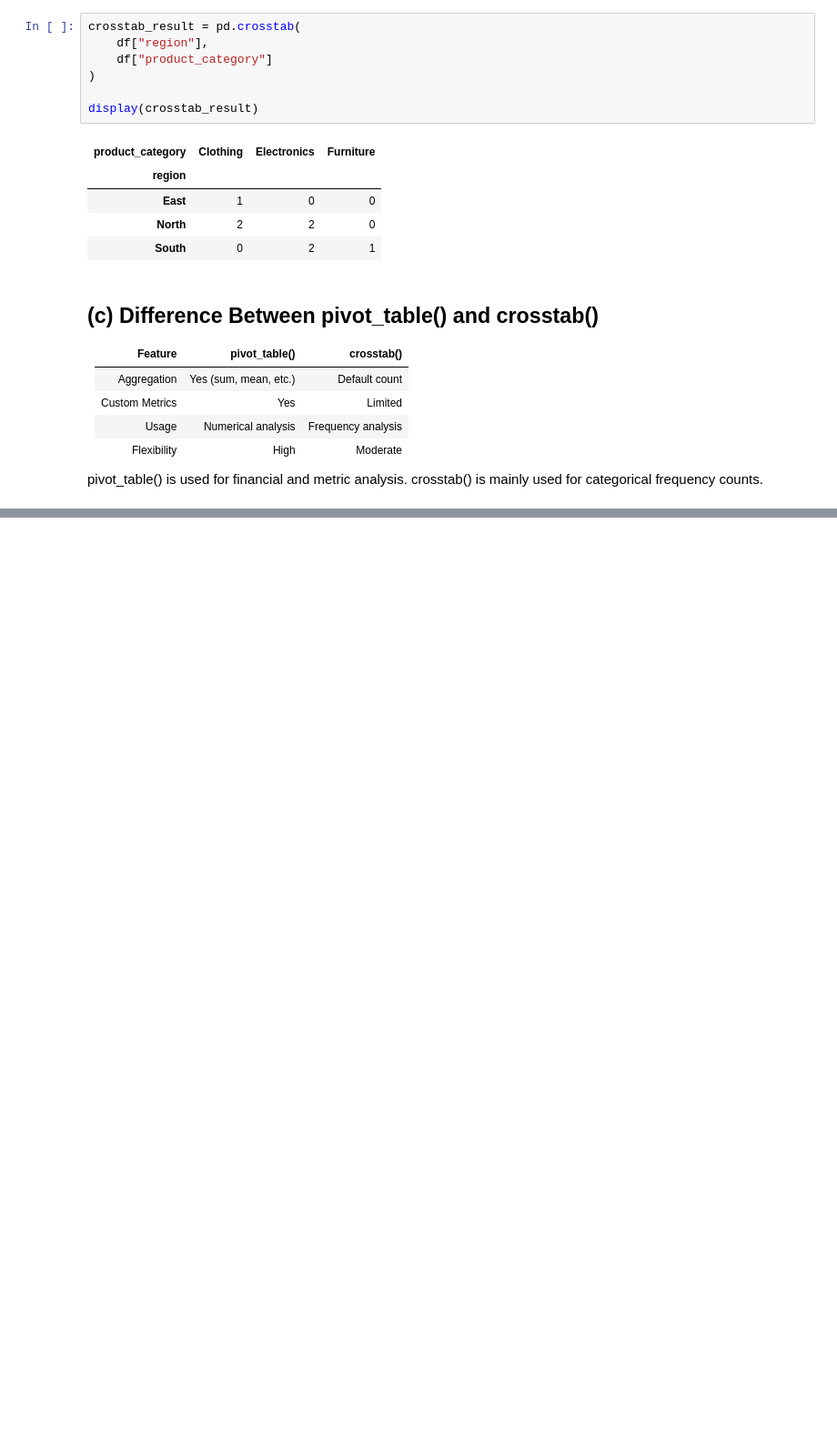
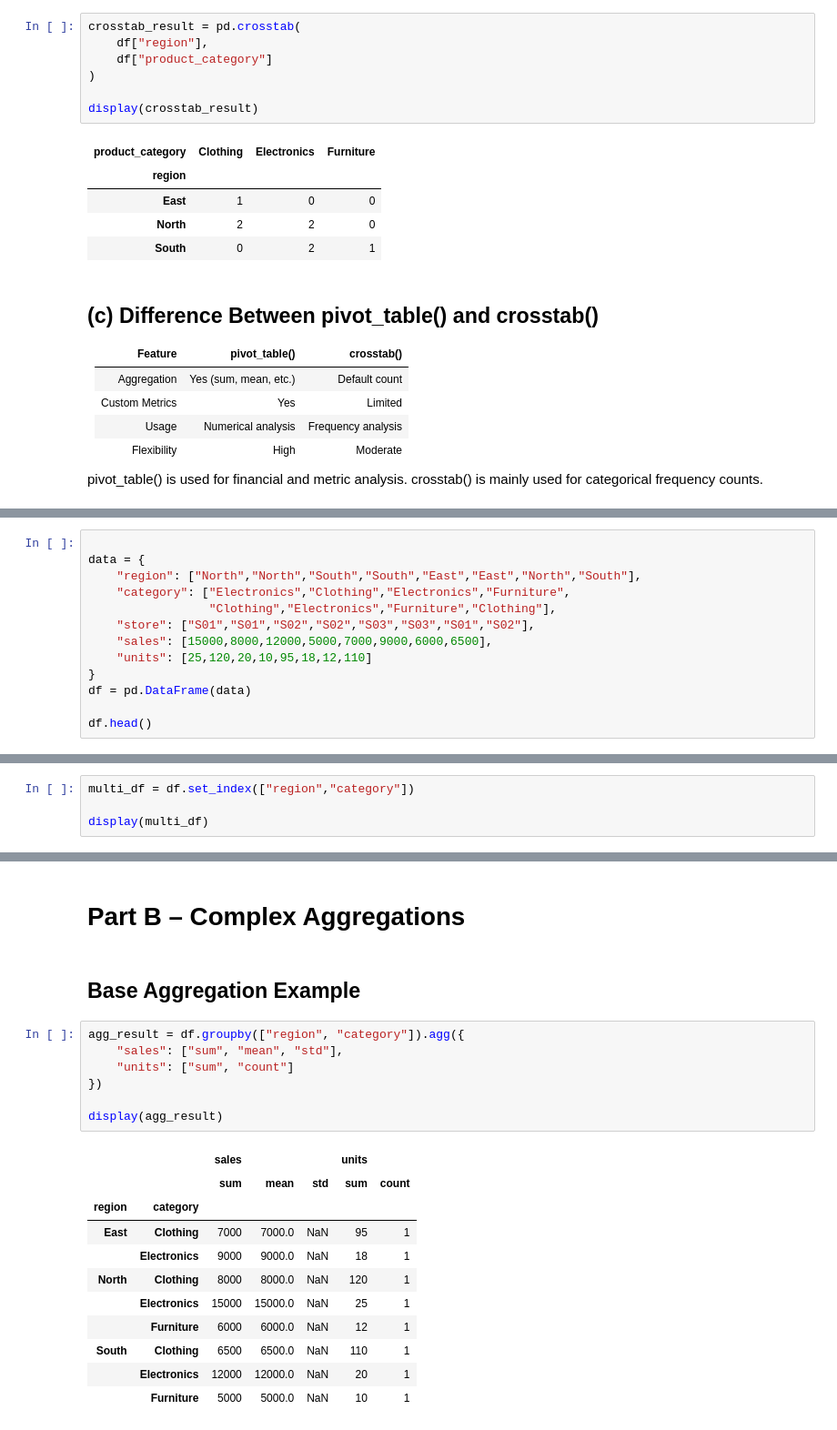
Before and after one commit to dineshbasnet/Advanced_python_lab_reports, a Jupyter notebook: main.ipynb, the cells around one changed output, grey strips where cells are left out. Shown at 91% size. Cells and saved outputs as stored; diff of their text form; blank space fills up the shorter version.

```diff
--- a/main.ipynb
+++ b/main.ipynb
@@ -473,0 +478,13 @@ crosstab() is mainly used for categorical frequency counts.
+# %%
+
+data = {
+    "region": ["North","North","South","South","East","East","North","South"],
+    "category": ["Electronics","Clothing","Electronics","Furniture",
+                 "Clothing","Electronics","Furniture","Clothing"],
+    "store": ["S01","S01","S02","S02","S03","S03","S01","S02"],
+    "sales": [15000,8000,12000,5000,7000,9000,6000,6500],
+    "units": [25,120,20,10,95,18,12,110]
+}
+df = pd.DataFrame(data)
+
+df.head()
@@ -473,0 +502,4 @@ crosstab() is mainly used for categorical frequency counts.
+# %%
+multi_df = df.set_index(["region","category"])
+
+display(multi_df)
@@ -473,0 +561,23 @@ crosstab() is mainly used for categorical frequency counts.
+# %% [markdown]
+# Part B – Complex Aggregations
+# %% [markdown]
+## Base Aggregation Example
+# %%
+agg_result = df.groupby(["region", "category"]).agg({
+    "sales": ["sum", "mean", "std"],
+    "units": ["sum", "count"]
+})
+
+display(agg_result)
+# %% [output]
+|  |  | sales |  |  | units |  |
+|  |  | sum | mean | std | sum | count |
+| region | category |  |  |  |  |  |
+| East | Clothing | 7000 | 7000.0 | NaN | 95 | 1 |
+|  | Electronics | 9000 | 9000.0 | NaN | 18 | 1 |
+| North | Clothing | 8000 | 8000.0 | NaN | 120 | 1 |
+|  | Electronics | 15000 | 15000.0 | NaN | 25 | 1 |
+|  | Furniture | 6000 | 6000.0 | NaN | 12 | 1 |
+| South | Clothing | 6500 | 6500.0 | NaN | 110 | 1 |
+|  | Electronics | 12000 | 12000.0 | NaN | 20 | 1 |
+|  | Furniture | 5000 | 5000.0 | NaN | 10 | 1 |
```
Also changed, not shown: parts of 19 cells of this notebook.
